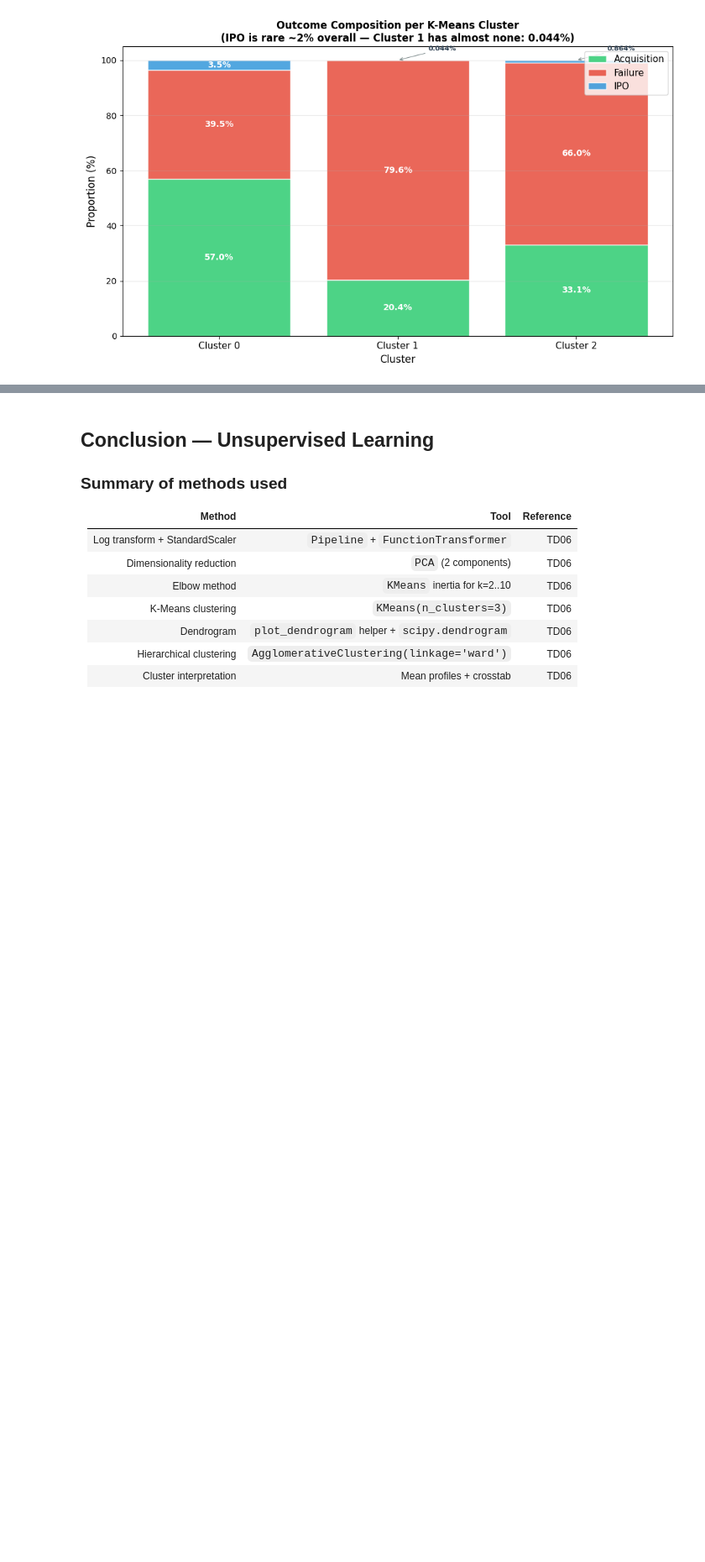
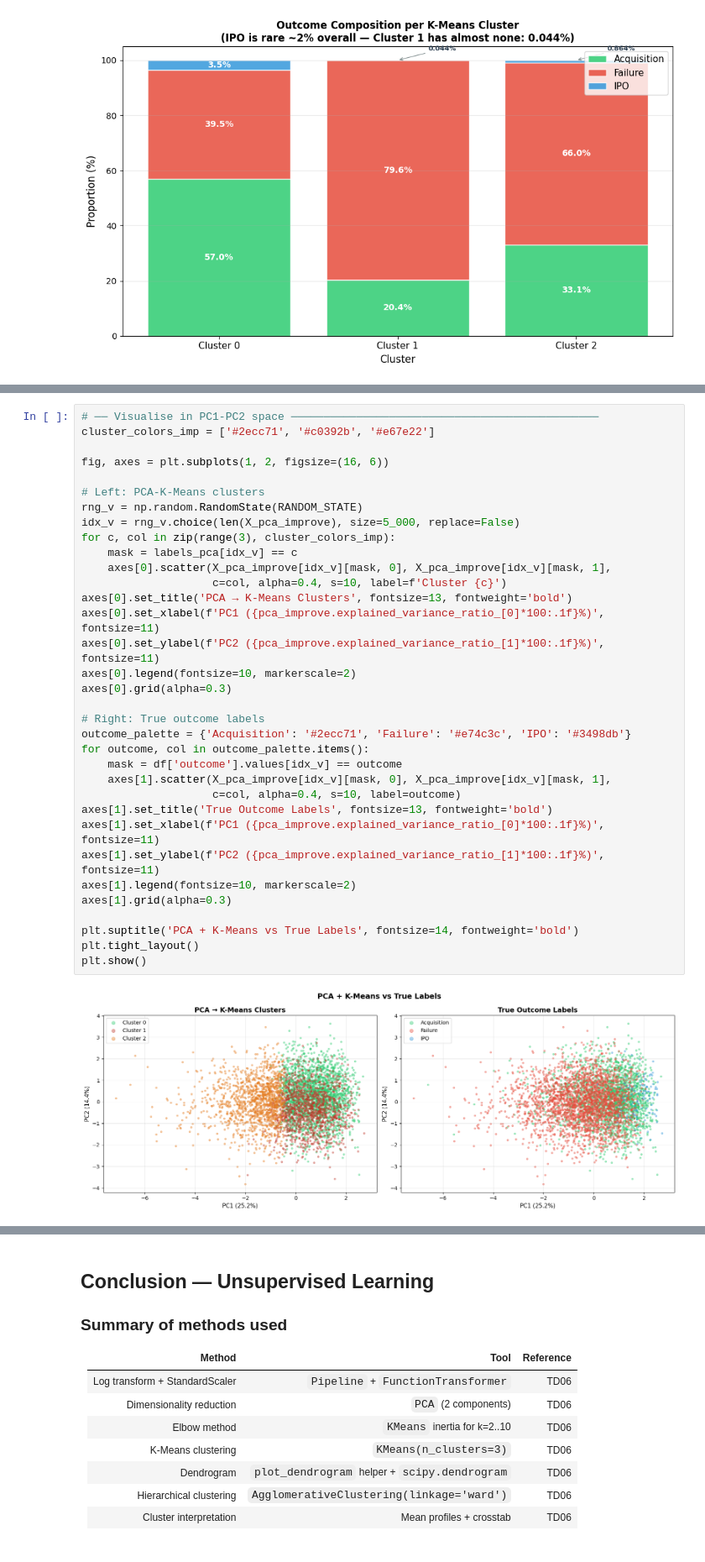
Before and after one commit to Clement-NI/Machine_learning_project_kaggle_start_up_success_data, a Jupyter notebook: scientificProject1/task.ipynb, the cells around one changed output, grey strips where cells are left out. Shown at 84% size. Cells and saved outputs as stored; diff of their text form; blank space fills up the shorter version.

```diff
--- a/scientificProject1/task.ipynb
+++ b/scientificProject1/task.ipynb
@@ -1541,0 +1584,36 @@ cluster
+# %%
+# ── Visualise in PC1-PC2 space ───────────────────────────────────────────────
+cluster_colors_imp = ['#2ecc71', '#c0392b', '#e67e22']
+
+fig, axes = plt.subplots(1, 2, figsize=(16, 6))
+
+# Left: PCA-K-Means clusters
+rng_v = np.random.RandomState(RANDOM_STATE)
+idx_v = rng_v.choice(len(X_pca_improve), size=5_000, replace=False)
+for c, col in zip(range(3), cluster_colors_imp):
+    mask = labels_pca[idx_v] == c
+    axes[0].scatter(X_pca_improve[idx_v][mask, 0], X_pca_improve[idx_v][mask, 1],
+                    c=col, alpha=0.4, s=10, label=f'Cluster {c}')
+axes[0].set_title('PCA → K-Means Clusters', fontsize=13, fontweight='bold')
+axes[0].set_xlabel(f'PC1 ({pca_improve.explained_variance_ratio_[0]*100:.1f}%)', fontsize=11)
+axes[0].set_ylabel(f'PC2 ({pca_improve.explained_variance_ratio_[1]*100:.1f}%)', fontsize=11)
+axes[0].legend(fontsize=10, markerscale=2)
+axes[0].grid(alpha=0.3)
+
+# Right: True outcome labels
+outcome_palette = {'Acquisition': '#2ecc71', 'Failure': '#e74c3c', 'IPO': '#3498db'}
+for outcome, col in outcome_palette.items():
+    mask = df['outcome'].values[idx_v] == outcome
+    axes[1].scatter(X_pca_improve[idx_v][mask, 0], X_pca_improve[idx_v][mask, 1],
+                    c=col, alpha=0.4, s=10, label=outcome)
+axes[1].set_title('True Outcome Labels', fontsize=13, fontweight='bold')
+axes[1].set_xlabel(f'PC1 ({pca_improve.explained_variance_ratio_[0]*100:.1f}%)', fontsize=11)
+axes[1].set_ylabel(f'PC2 ({pca_improve.explained_variance_ratio_[1]*100:.1f}%)', fontsize=11)
+axes[1].legend(fontsize=10, markerscale=2)
+axes[1].grid(alpha=0.3)
+
+plt.suptitle('PCA + K-Means vs True Labels', fontsize=14, fontweight='bold')
+plt.tight_layout()
+plt.show()
+# %% [output]
+[figure, added]
```
Also changed, not shown: parts of 5 cells of this notebook.
